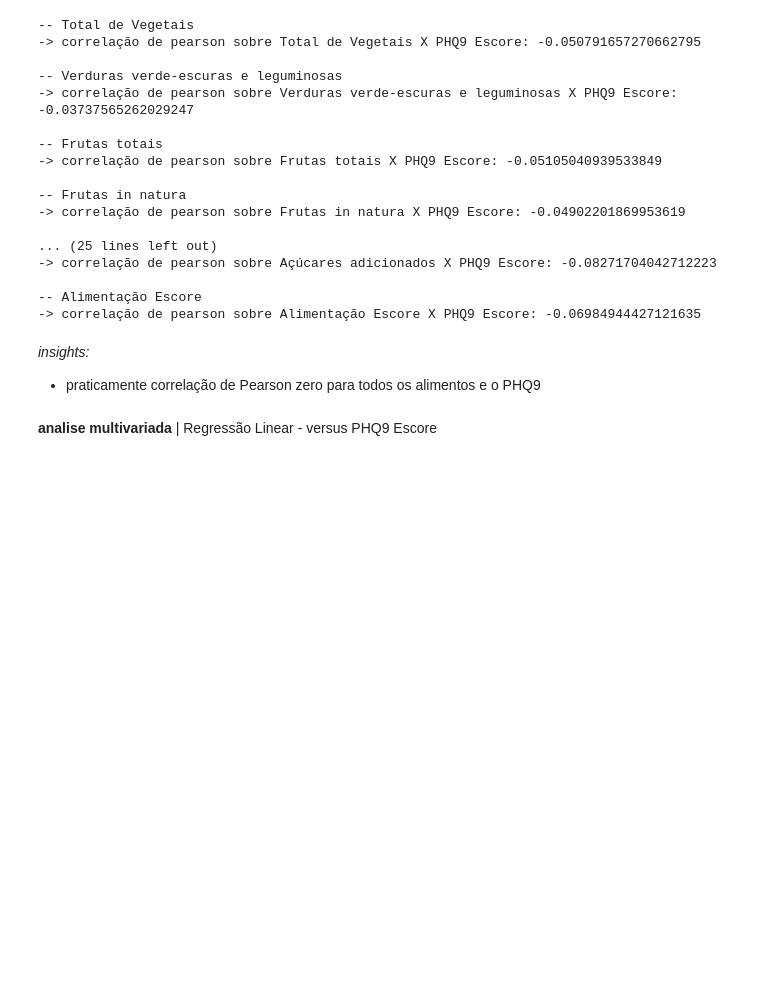
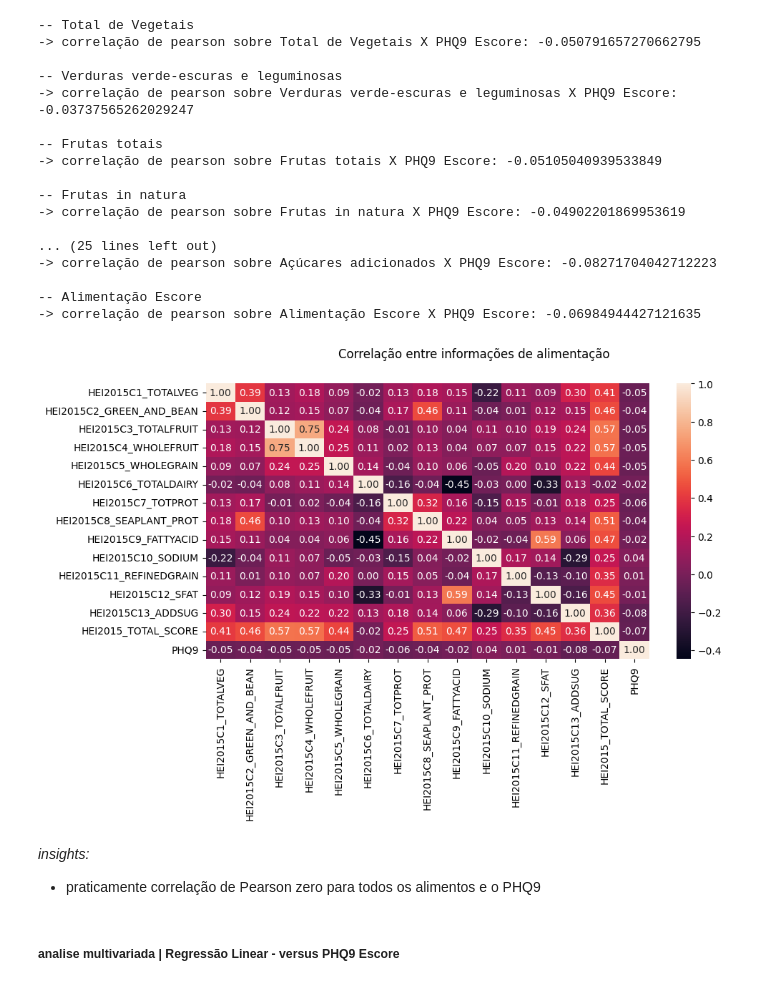
Before and after one commit to richardsantino/EBA-cases, a Jupyter notebook: 9. TCC/1 - depressao.ipynb, the cells around one changed output. Drawn from its saved outputs; the diff is of its cells as text; code cells hidden in the pictures; blank space fills up the shorter version.

Commit message:
start linear regression for multivariate analysis

```diff
--- a/9. TCC/1 - depressao.ipynb
+++ b/9. TCC/1 - depressao.ipynb
@@ -621,9 +623,19 @@ print('-> correlação de pearson sobre Alimentação Escore X PHQ9 Escore:',  d
 
 -- Alimentação Escore
 -> correlação de pearson sobre Alimentação Escore X PHQ9 Escore: -0.06984944427121635
+# %%
+
+fig, ax = plt.subplots(1, 1, figsize=(10, 5))
+
+sns.heatmap(df[[col for col in df.columns if 'HEI' in col] + ['PHQ9']].corr(), annot=True, fmt=".2f", ax=ax)
+
+plt.suptitle('Correlação entre informações de alimentação')
+plt.show()
+# %% [output]
+[figure, added]
 # %% [markdown]
 *insights:*
 - praticamente correlação de Pearson zero para todos os alimentos e o PHQ9
 # %% [markdown]
-**analise multivariada** | Regressão Linear - versus PHQ9 Escore
+##### **analise multivariada** | Regressão Linear - versus PHQ9 Escore
 # %%
```
Also changed, not shown: parts of 3 cells of this notebook.
